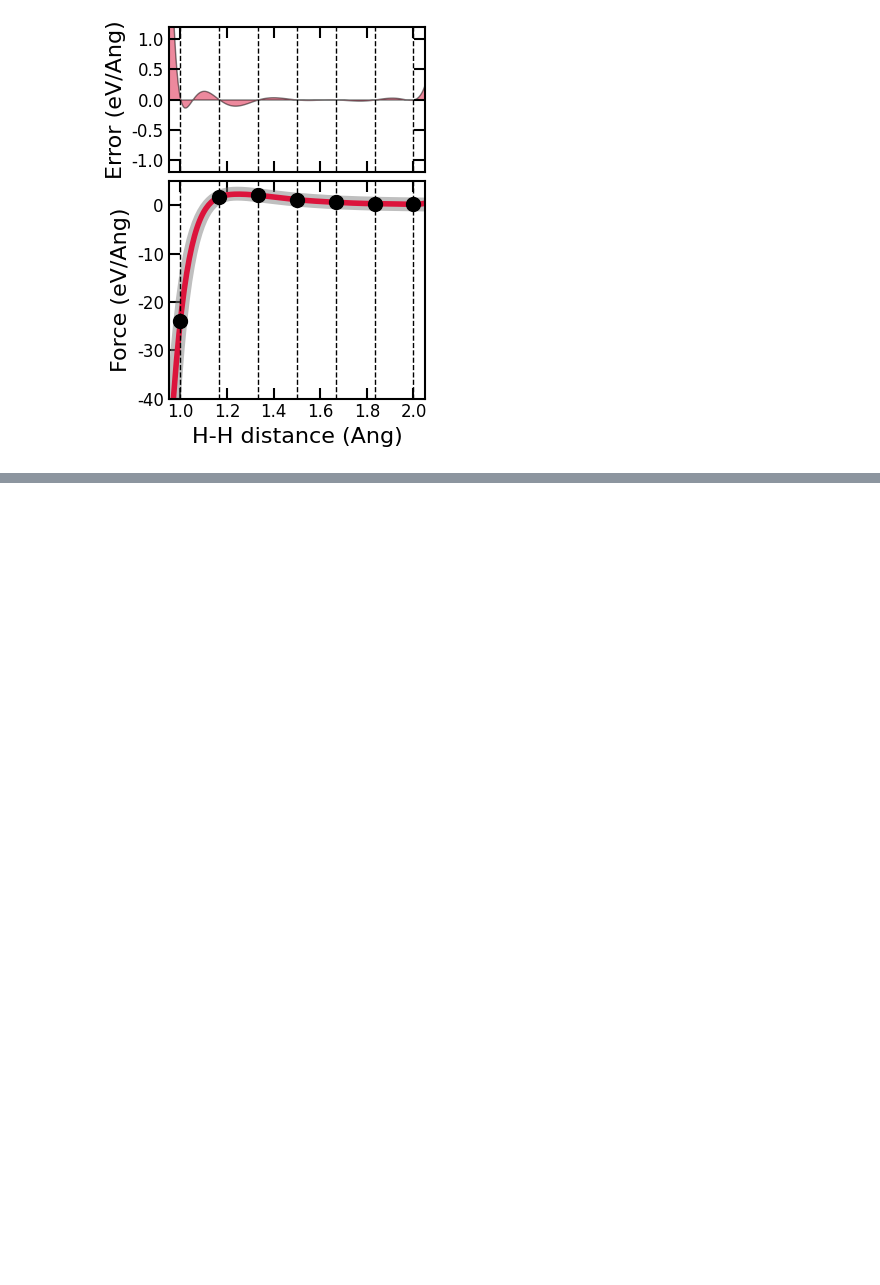
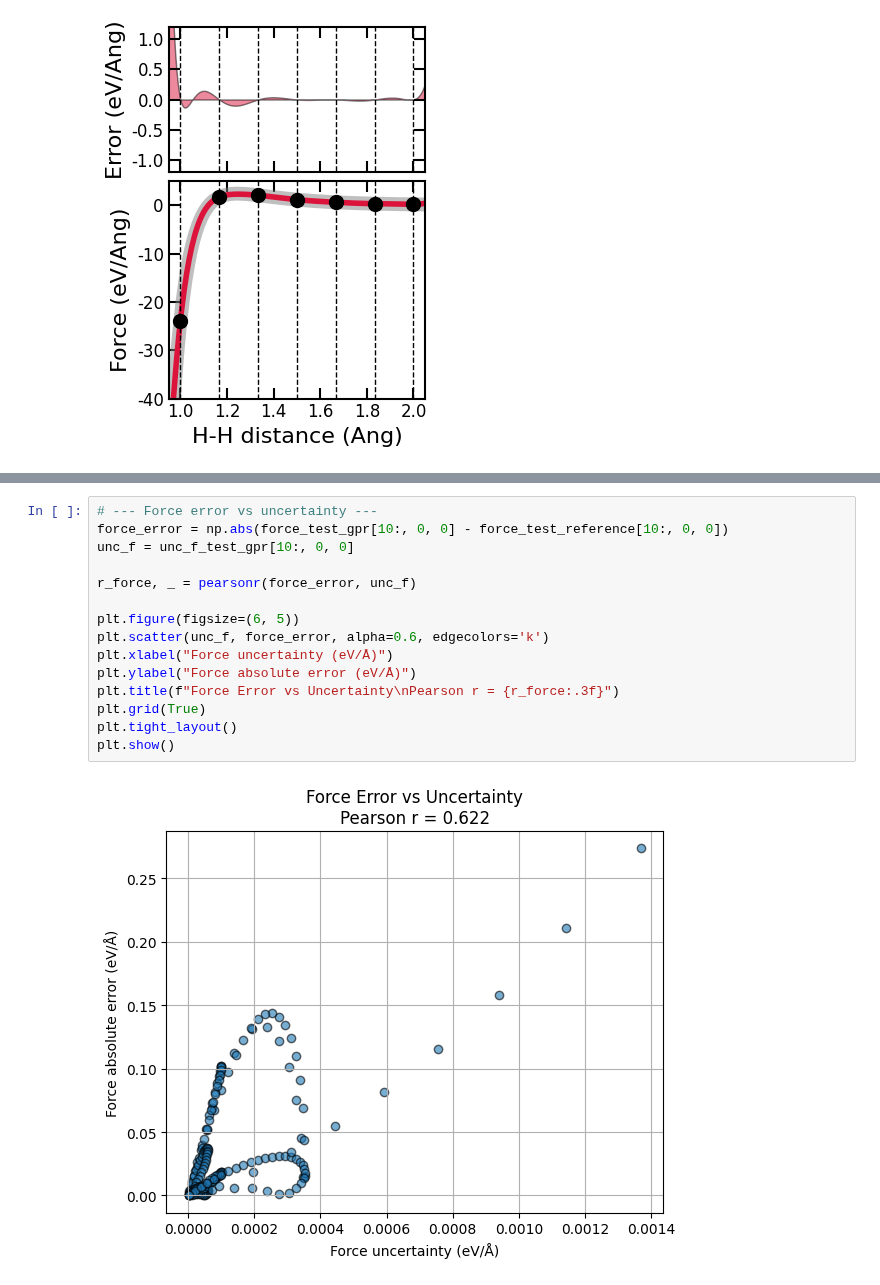
Before and after one commit to atomisticnet/aenet-gpr, a Jupyter notebook: tutorial/tutorial_1_H2.ipynb, the cells around one changed output, grey strips where cells are left out. Saved outputs shown, nothing was run; the diff lists cells and outputs as text; blank space fills up the shorter version.

```diff
--- a/tutorial/tutorial_1_H2.ipynb
+++ b/tutorial/tutorial_1_H2.ipynb
@@ -364,0 +391,17 @@ plt.show()
+# %%
+# --- Force error vs uncertainty ---
+force_error = np.abs(force_test_gpr[10:, 0, 0] - force_test_reference[10:, 0, 0])
+unc_f = unc_f_test_gpr[10:, 0, 0]
+
+r_force, _ = pearsonr(force_error, unc_f)
+
+plt.figure(figsize=(6, 5))
+plt.scatter(unc_f, force_error, alpha=0.6, edgecolors='k')
+plt.xlabel("Force uncertainty (eV/Å)")
+plt.ylabel("Force absolute error (eV/Å)")
+plt.title(f"Force Error vs Uncertainty\nPearson r = {r_force:.3f}")
+plt.grid(True)
+plt.tight_layout()
+plt.show()
+# %% [output]
+[figure, added]
```
Also changed, not shown: parts of 9 cells of this notebook, 5 other files.
